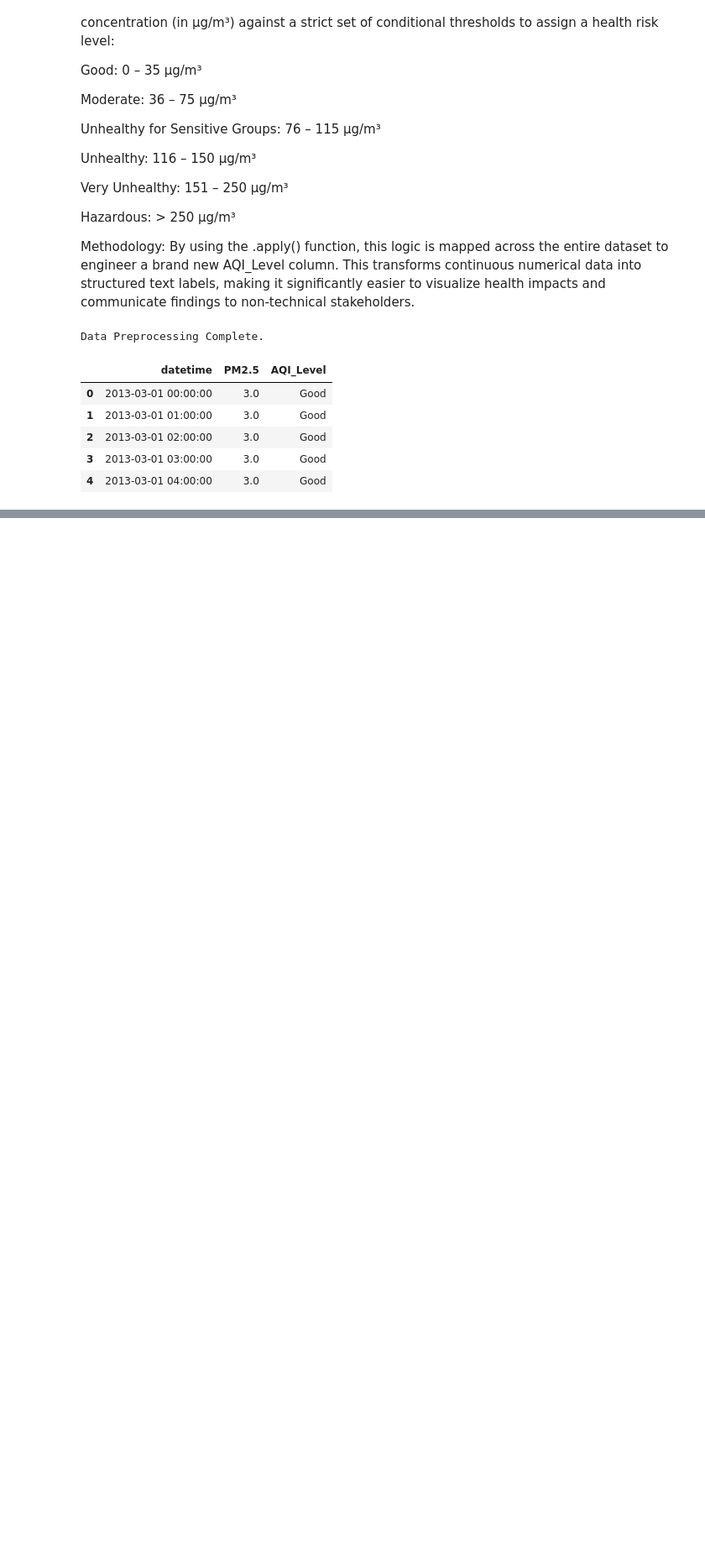
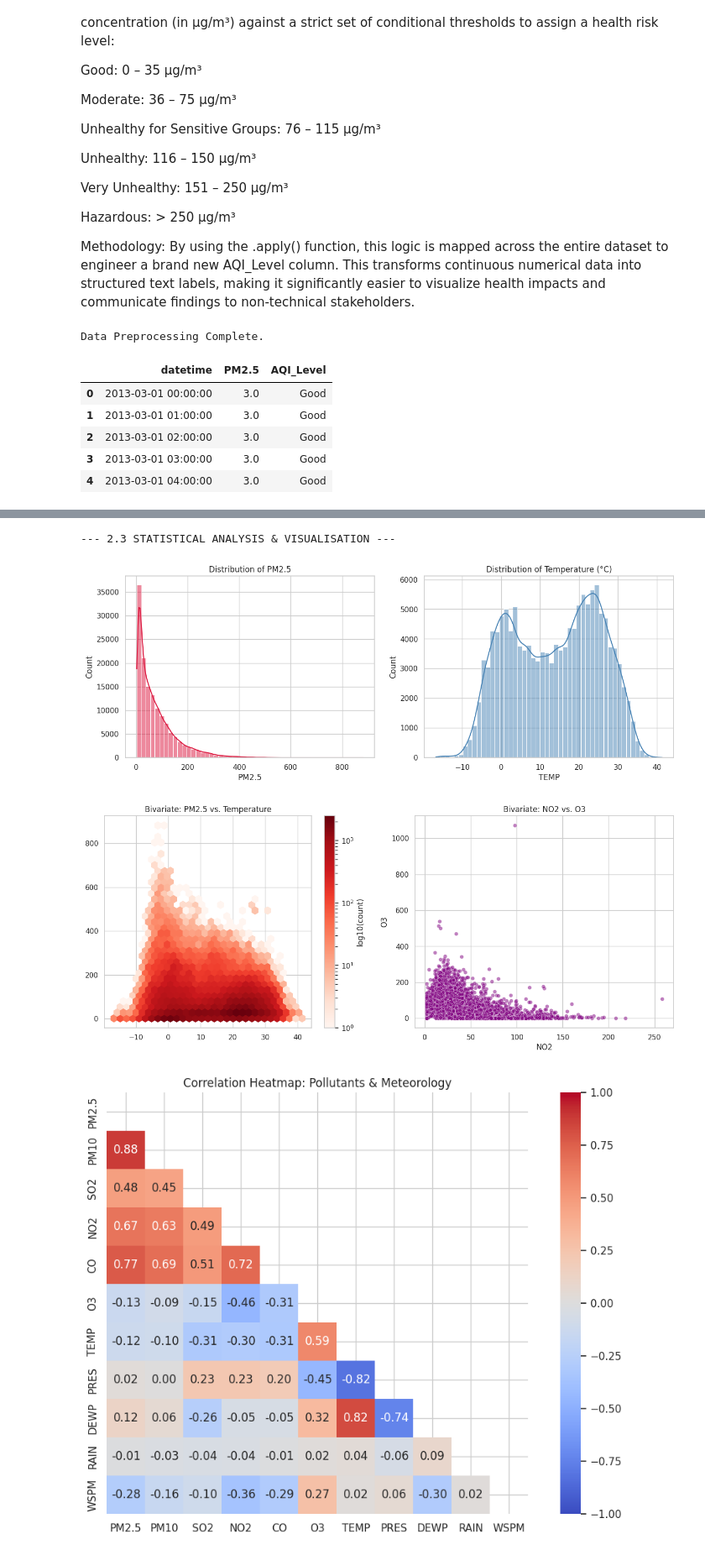
Before and after one commit to zaky100/Zack-Air-Quality-Task, a Jupyter notebook: Air_Quality.ipynb, the cells around one changed output, grey strips where cells are left out. Shown at 84% size. Drawn from its saved outputs; the diff is of its cells as text; code cells hidden in the pictures; blank space fills up the shorter version.

Commit message:
Did the Statistical Analsis by generating different visuals like bivariate, confusion matrix etc

```diff
--- a/Air_Quality.ipynb
+++ b/Air_Quality.ipynb
@@ -212,0 +219,47 @@ Data Preprocessing Complete.
+# %%
+import matplotlib.pyplot as plt
+import seaborn as sns
+
+sns.set_theme(style="whitegrid")
+print("--- 2.3 STATISTICAL ANALYSIS & VISUALISATION ---")
+
+# 1. Univariate
+fig, axes = plt.subplots(1, 2, figsize=(15, 5))
+sns.histplot(df['PM2.5'], bins=50, kde=True, ax=axes[0], color='crimson')
+axes[0].set_title('Distribution of PM2.5')
+sns.histplot(df['TEMP'], bins=50, kde=True, ax=axes[1], color='steelblue')
+axes[1].set_title('Distribution of Temperature (°C)')
+plt.show()
+
+# 2. Bivariate
+fig, axes = plt.subplots(1, 2, figsize=(16, 6))
+hb = axes[0].hexbin(df['TEMP'], df['PM2.5'], gridsize=30, cmap='Reds', bins='log')
+axes[0].set_title('Bivariate: PM2.5 vs. Temperature')
+fig.colorbar(hb, ax=axes[0], label='log10(count)')
+
+sns.scatterplot(data=df.sample(5000), x='NO2', y='O3', alpha=0.5, ax=axes[1], color='purple')
+axes[1].set_title('Bivariate: NO2 vs. O3')
+plt.show()
+
+# 3. Multivariate (Correlation Heatmap)
+plt.figure(figsize=(12, 8))
+numerical_cols = ['PM2.5', 'PM10', 'SO2', 'NO2', 'CO', 'O3', 'TEMP', 'PRES', 'DEWP', 'RAIN', 'WSPM']
+corr_matrix = df[numerical_cols].corr()
+mask = np.triu(np.ones_like(corr_matrix, dtype=bool))
+sns.heatmap(corr_matrix, mask=mask, annot=True, fmt=".2f", cmap='coolwarm', vmin=-1, vmax=1, square=True)
+plt.title('Correlation Heatmap: Pollutants & Meteorology')
+plt.show()
+
+# 4. Temporal Behaviour
+plt.figure(figsize=(14, 5))
+monthly_avg = df.groupby('Month')['PM2.5'].mean()
+sns.barplot(x=monthly_avg.index, y=monthly_avg.values, palette='YlOrRd')
+plt.title('Average PM2.5 by Month (Assessing Seasonality)')
+plt.axhline(y=35, color='green', linestyle='--', label='WHO Good Air Limit (35)')
+plt.legend()
+plt.show()
+# %% [output]
+--- 2.3 STATISTICAL ANALYSIS & VISUALISATION ---
+[figure, added]
+[figure, added]
+[figure, added]
```
Also changed, not shown: parts of 2 cells of this notebook.
